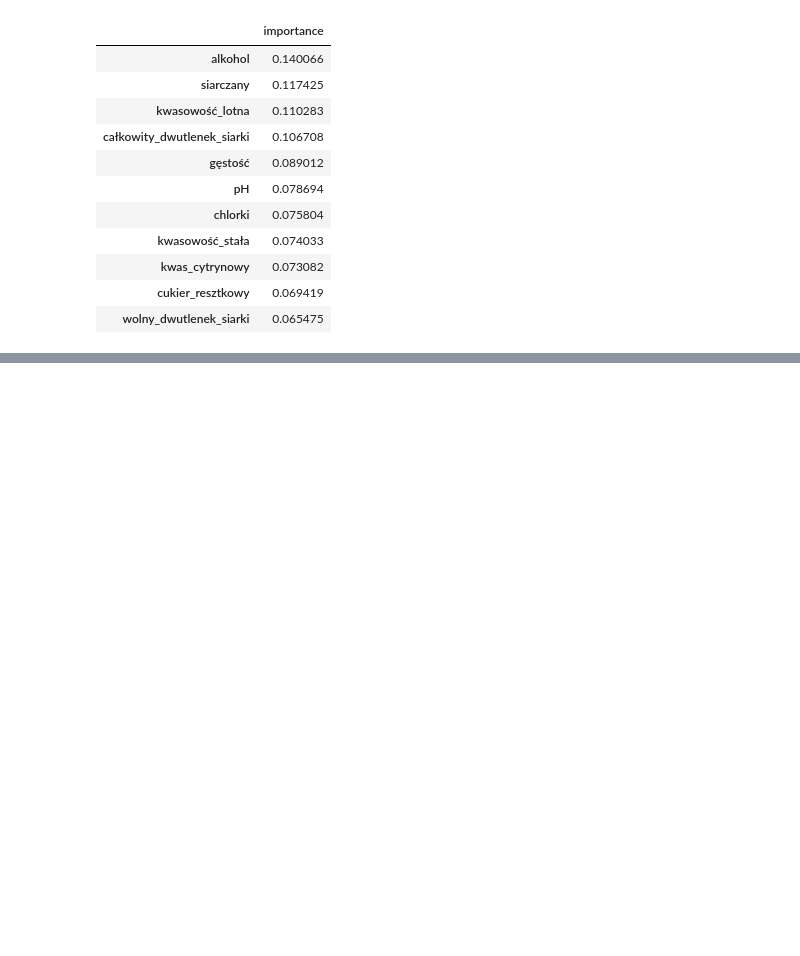
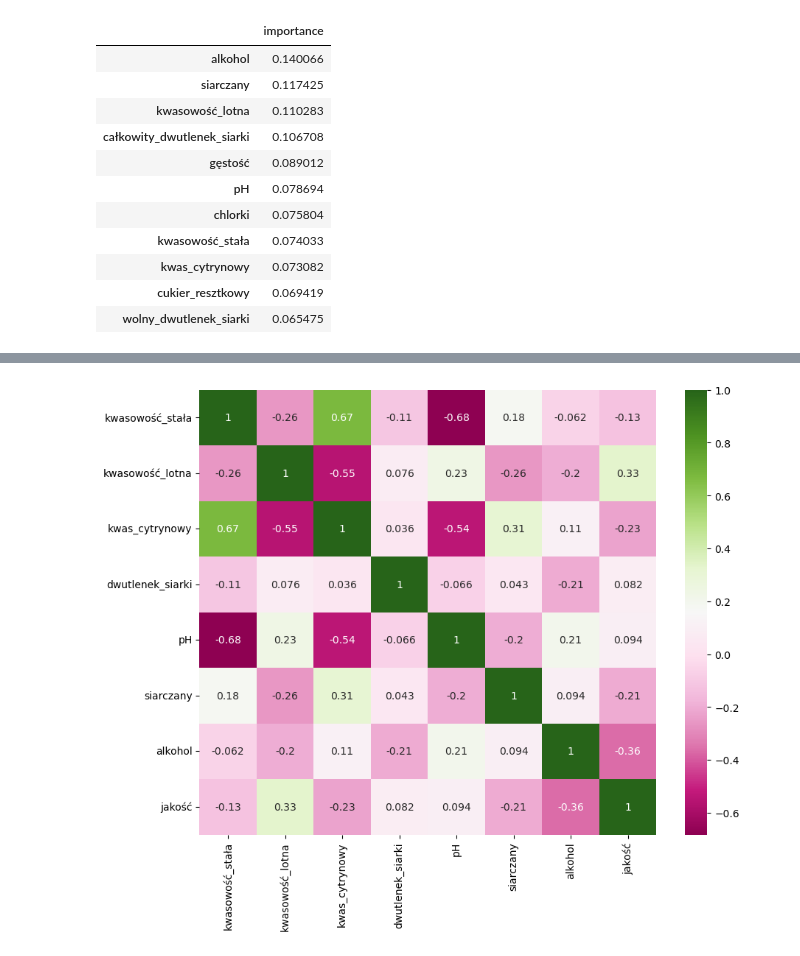
Before and after one commit to infoshareacademy/jdszr8-riva, a Jupyter notebook: WINES_ML/aron/wines_exploratory.ipynb, the cells around one changed output, grey strips where cells are left out. Drawn from its saved outputs; the diff is of its cells as text; code cells hidden in the pictures; blank space fills up the shorter version.

```diff
--- a/WINES_ML/aron/wines_exploratory.ipynb
+++ b/WINES_ML/aron/wines_exploratory.ipynb
@@ -352,0 +412,4 @@ feature_importances
+# %%
+df = pd.read_csv('winequality-red.csv')
+df.rename(columns=dict_colums_names, inplace=True)
+df
@@ -352,0 +434,3 @@ feature_importances
+# %%
+df['jakość'] = df['jakość'].apply(lambda x: 1 if x >= 7 else 3 if x <= 4 else 2)
+df
@@ -352,0 +455,4 @@ feature_importances
+# %%
+df.drop(columns=["cukier_resztkowy", "wolny_dwutlenek_siarki", "gęstość", "chlorki"], axis='columns', inplace=True)
+df.rename(columns={"całkowity_dwutlenek_siarki": "dwutlenek_siarki"}, inplace=True)
+df.info()
@@ -352,0 +489,6 @@ feature_importances
+# %%
+figure = plt.figure(figsize = (10, 8), dpi=100)
+sns.heatmap(df.corr(), annot=True, cmap="PiYG")
+plt.show()
+# %% [output]
+[figure, added]
```
Also changed, not shown: parts of 29 cells of this notebook.
